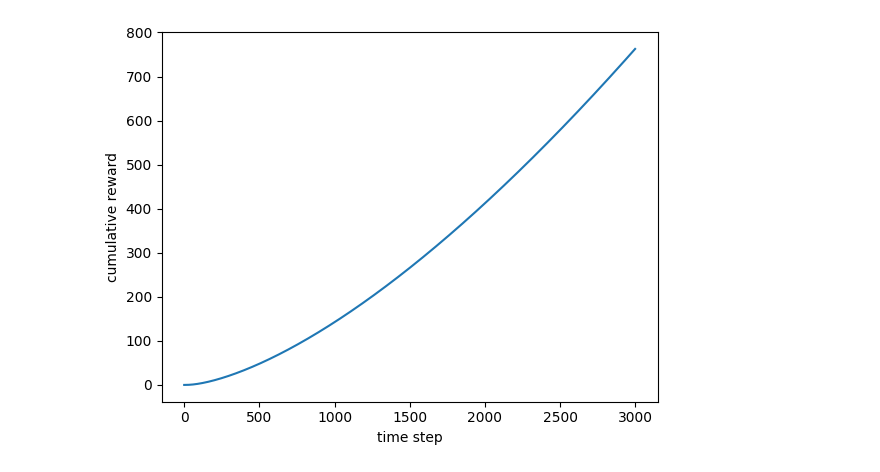
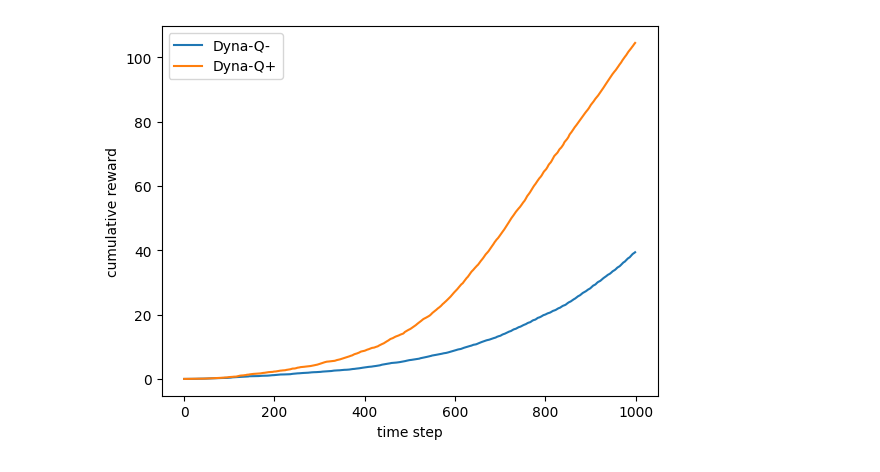
Before and after one commit to EnesAgirman/project, a Jupyter notebook: dyna_q_together_2.ipynb, the cells around one changed output. Cells and saved outputs as stored; diff of their text form; code cells hidden in the pictures.

```diff
--- a/dyna_q_together_2.ipynb
+++ b/dyna_q_together_2.ipynb
@@ -111,7 +111,7 @@ def move(x, y, a, maze):
         print("Invalid action, the action a must be 0(up), 1(down), 2(left), or 3(right)")
         raise ValueError("Invalid action")
 # %%
-def update_Q(x, y, a, maze_Q, learning_rate, discount_factor, use_action_count, maze, epsilon=0.001):
+def update_Q(x, y, a, maze_Q, learning_rate, discount_factor, discount, maze):
     """ Updates the Q value for the current position and action.
 
     Args:
@@ -126,25 +126,24 @@ def update_Q(x, y, a, maze_Q, learning_rate, discount_factor, use_action_count,
     x_next, y_next, reward = move(x, y, a, maze)
 
     # update the Q value
-    if use_action_count:
-        Nxa = 0.001 * np.sqrt(maze_action_count[x, y, a])
+    if discount:
+        Nxa = -0.001 * np.sqrt(maze_action_count[x, y, a])
     else:
         Nxa = 0
-
     maze_Q[x, y, a] = (1 - learning_rate) * maze_Q[x, y, a] + learning_rate * (reward + Nxa + discount_factor * np.max(maze_Q[x_next, y_next, :]))
 
     return x_next, y_next
+# %%
+# set the learning rate
+learning_rate = 0.5
+
+# set the discount factor
+discount_factor = 0.9
+
+time_steps = 1000
+
+repetition = 100
 # %%
-# set the learning rate
-learning_rate = 0.5
-
-# set the discount factor
-discount_factor = 0.9
-
-time_steps = 3000
-
-repetition = 1
-
 # np.random.seed(32)
 
 total_cumulative_reward = np.zeros(time_steps)
@@ -158,23 +157,19 @@ for i in range(repetition):
 
     maze_Q = initial_maze_Q.copy()
 
-    maze_action_count = np.zeros((6, 9, 4))
-
     for t in range(time_steps):
 
         a = max_index(maze_Q[x, y, :])
-
-        maze_action_count[x, y, a] += 1
 
         total_reward += maze_Q[x, y, a]
 
         cumulative_reward.append(total_reward)
 
         if x == 0 and y == 8:
-            x, y = update_Q(x, y, a, maze_Q, learning_rate, discount_factor, use_action_count=True, maze=maze)
+            x, y = update_Q(x, y, a, maze_Q, learning_rate, discount_factor, False, maze)
             x, y = [5, 3]
         else:
-            x, y = update_Q(x, y, a, maze_Q, learning_rate, discount_factor, use_action_count=True, maze=maze)
+            x, y = update_Q(x, y, a, maze_Q, learning_rate, discount_factor, False, maze)
         if np.max(maze_Q) > 1:
             maze_Q /= np.max(maze_Q)
 
@@ -186,6 +181,8 @@ for i in range(repetition):
 # take the average cumulative reward
 total_cumulative_reward /= repetition
 
+dyna_q_minus_average_cumulative_reward = total_cumulative_reward.copy()
+
 
 # print an array which shows the maximum Q value for each square with 2 decimal places
 for i in range(6):
@@ -202,8 +266,10 @@ for i in range(6):
 # %%
-# plot the cumulative reward
-plt.plot(total_cumulative_reward)
+# plot the cumulative reward for both algorithms
+plt.plot(dyna_q_minus_average_cumulative_reward, label="Dyna-Q-")
+plt.plot(dyna_Q_plus_average_cumulative_reward, label="Dyna-Q+")
+plt.legend()
 plt.xlabel("time step")
 plt.ylabel("cumulative reward")
 plt.show()
 # %% [output]
-[figure, old version]
+[figure, new version]
```
Also changed, not shown: parts of 2 cells of this notebook.
